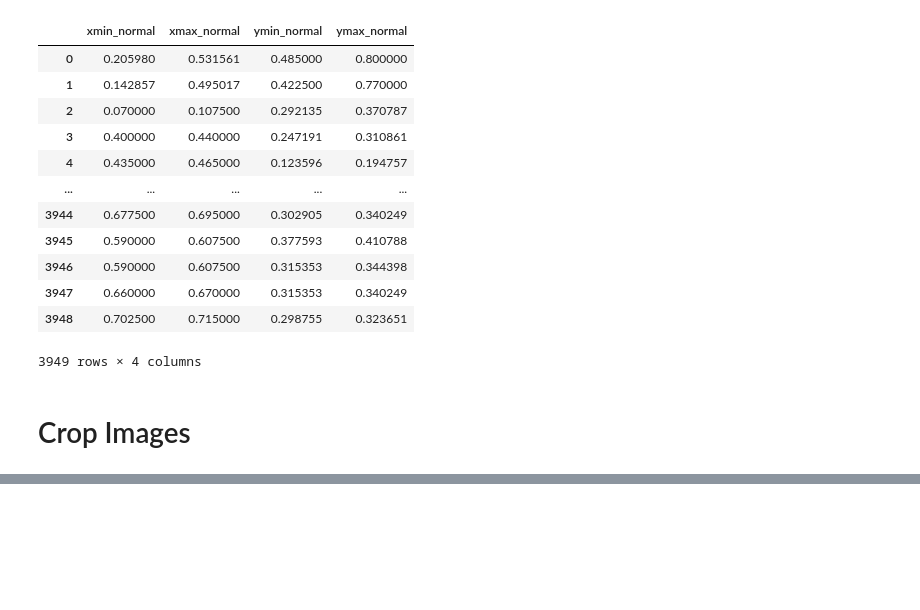
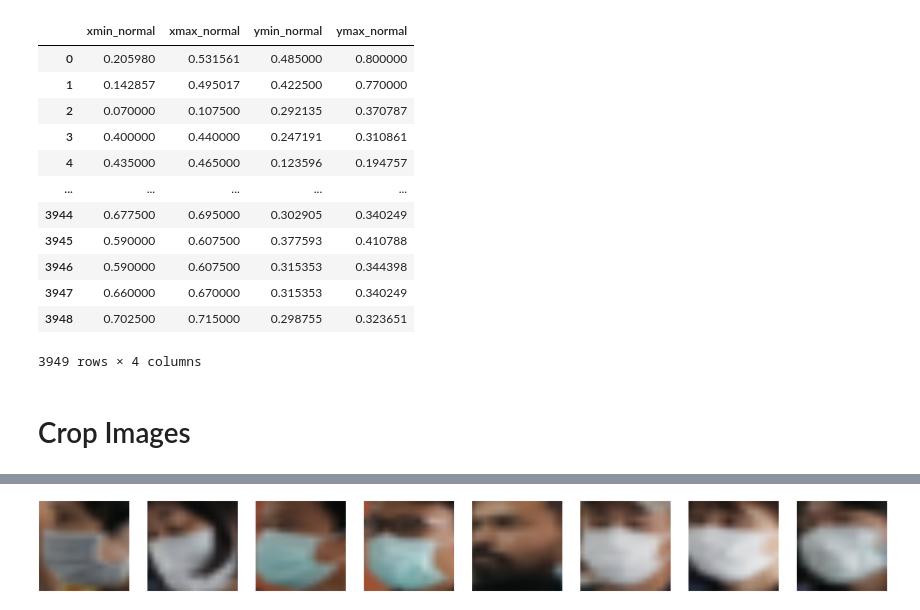
Before and after one commit to sysung/w207-final-project, a Jupyter notebook: main.ipynb, the cells around one changed output, grey strips where cells are left out. Drawn from its saved outputs; the diff is of its cells as text; code cells hidden in the pictures; blank space fills up the shorter version.

```diff
--- a/main.ipynb
+++ b/main.ipynb
@@ -225,0 +217,9 @@ array_to_img(crop[5])
+# %%
+nrows, ncols = 1, len(crop_img)
+
+fig, axs = plt.subplots(nrows=nrows, ncols=ncols, figsize=(100,100))
+for i in range(ncols):
+    axs[i].imshow(crop_img[i])
+    axs[i].axis('off')
+# %% [output]
+[figure, added]
```
Also changed, not shown: parts of 8 cells of this notebook.
